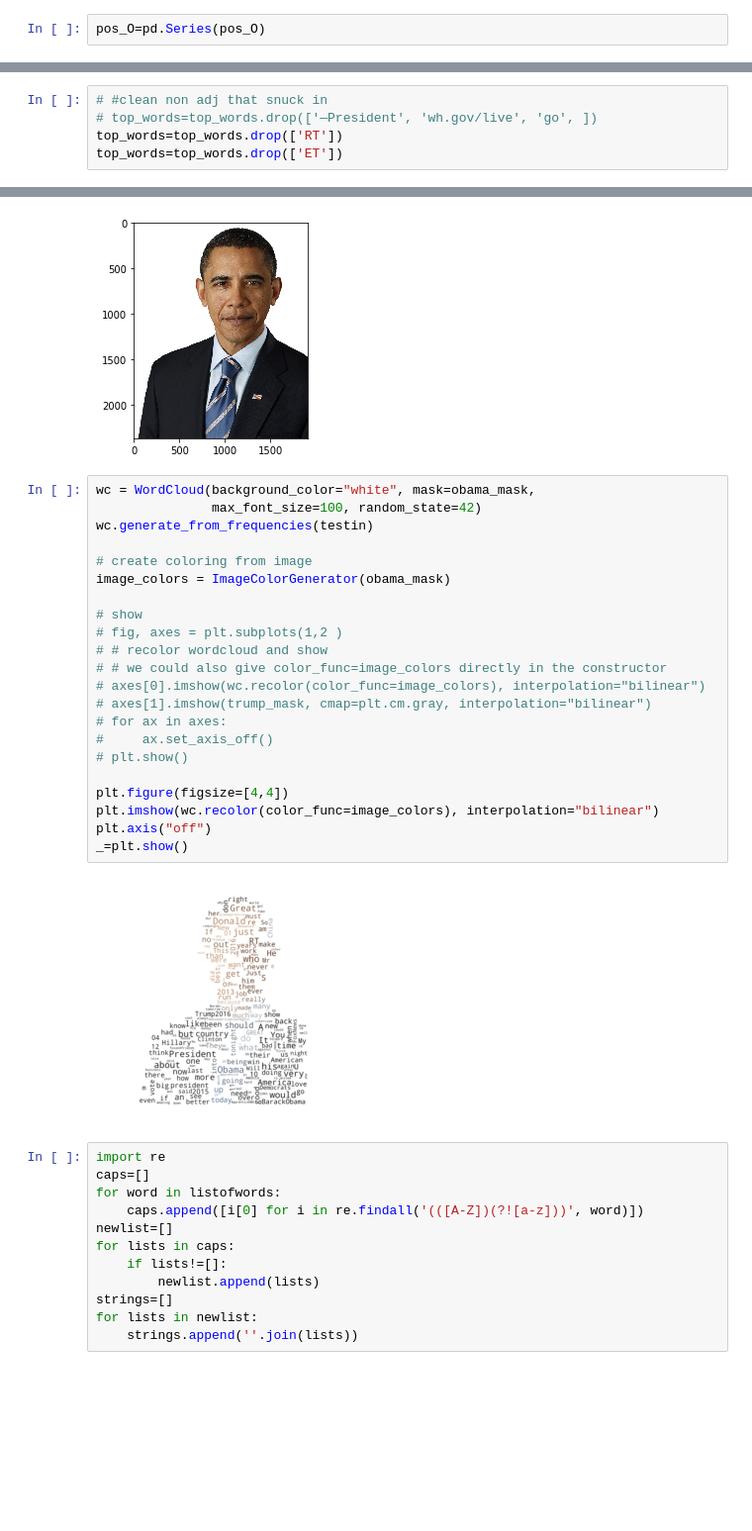
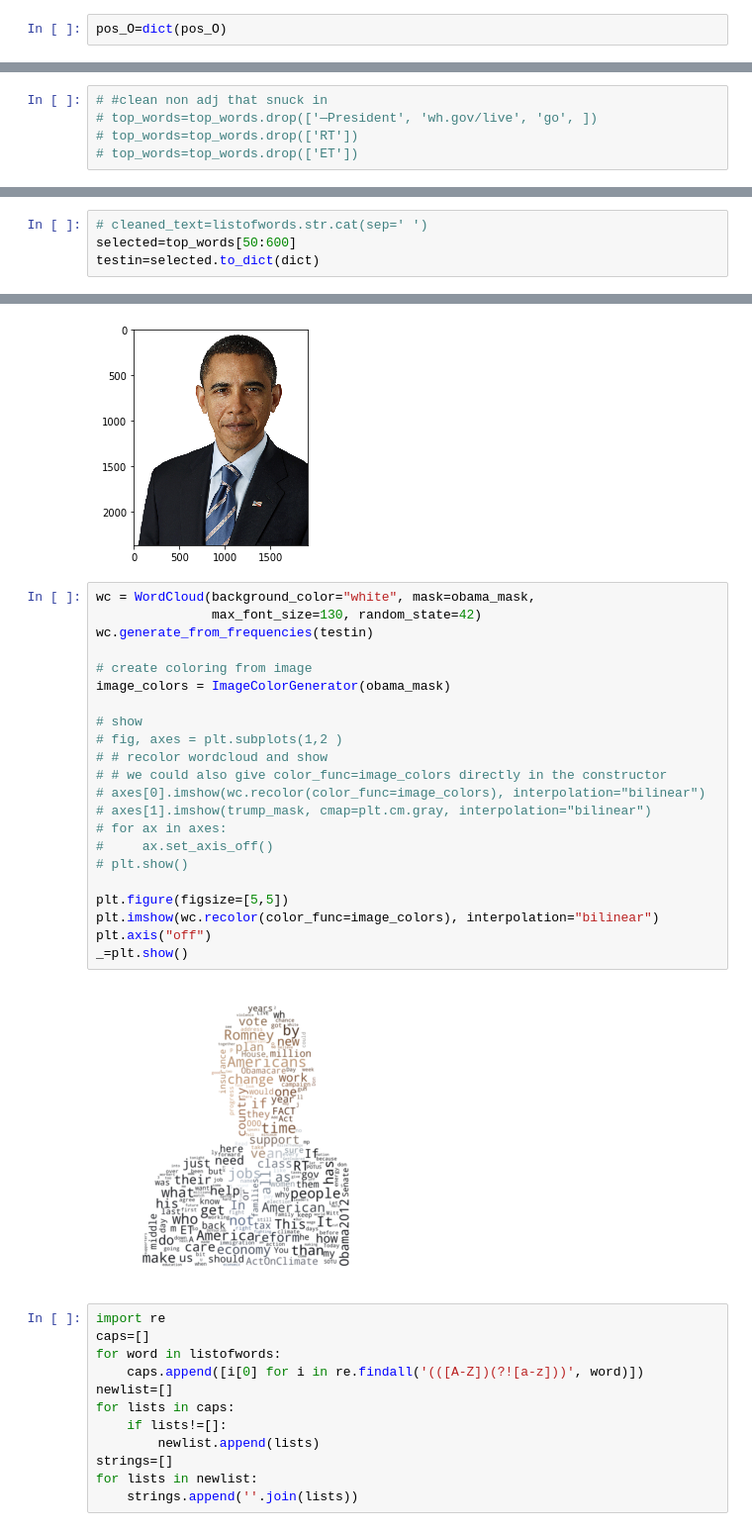
Before and after one commit to EthanH43/text_generator, a Jupyter notebook: Model/Tweet_Analysis.ipynb, the cells around one changed output, grey strips where cells are left out. Shown at 99% size. Saved outputs shown, nothing was run; the diff lists cells and outputs as text; blank space fills up the shorter version.

```diff
--- a/Model/Tweet_Analysis.ipynb
+++ b/Model/Tweet_Analysis.ipynb
@@ -75,7 +75,7 @@ tweet_text_cleaned_o = pd.Series(obama_words).str.cat(sep=' ')
 import nltk
 pos_O=nltk.pos_tag(obama_words)
 # %%
-pos_O=pd.Series(pos_O)
+pos_O=dict(pos_O)
 # %%
 pos_O['Watch']=pos_O['watch']
 pos_O['FACT']=pos_O['fact']
@@ -110,8 +109,8 @@ for word in top_words.index:
 # %%
 # #clean non adj that snuck in
 # top_words=top_words.drop(['—President', 'wh.gov/live', 'go', ])
-top_words=top_words.drop(['RT'])
-top_words=top_words.drop(['ET'])
+# top_words=top_words.drop(['RT'])
+# top_words=top_words.drop(['ET'])
 # %%
 top_words.head()
 # %% [output]
@@ -283,6 +291,10 @@ _=plt.show()
 [figure]
 # %%
 obama_mask = np.array(Image.open('../Load_Tweets/purepng.com-barack-obamabarack-obamapoliticianamericanpresidentserved-1701528015519vayij.png'))
+# %%
+# cleaned_text=listofwords.str.cat(sep=' ')
+selected=top_words[50:600]
+testin=selected.to_dict(dict)
 # %%
 plt.imshow(obama_mask)
 # %% [output]
@@ -290,28 +302,28 @@ plt.imshow(obama_mask)
 [figure]
 # %%
 wc = WordCloud(background_color="white", mask=obama_mask,
-               max_font_size=100, random_state=42)
+               max_font_size=130, random_state=42)
 wc.generate_from_frequencies(testin)
 
 # create coloring from image
 image_colors = ImageColorGenerator(obama_mask)
 
 # show
 # fig, axes = plt.subplots(1,2 )
 # # recolor wordcloud and show
 # # we could also give color_func=image_colors directly in the constructor
 # axes[0].imshow(wc.recolor(color_func=image_colors), interpolation="bilinear")
 # axes[1].imshow(trump_mask, cmap=plt.cm.gray, interpolation="bilinear")
 # for ax in axes:
 #     ax.set_axis_off()
 # plt.show()
 
-plt.figure(figsize=[4,4])
+plt.figure(figsize=[5,5])
 plt.imshow(wc.recolor(color_func=image_colors), interpolation="bilinear")
 plt.axis("off")
 _=plt.show()
 # %% [output]
-[figure, old version]
+[figure, new version]
 # %%
 import re
 caps=[]
```
Also changed, not shown: parts of 3 cells of this notebook, 4 other files.
